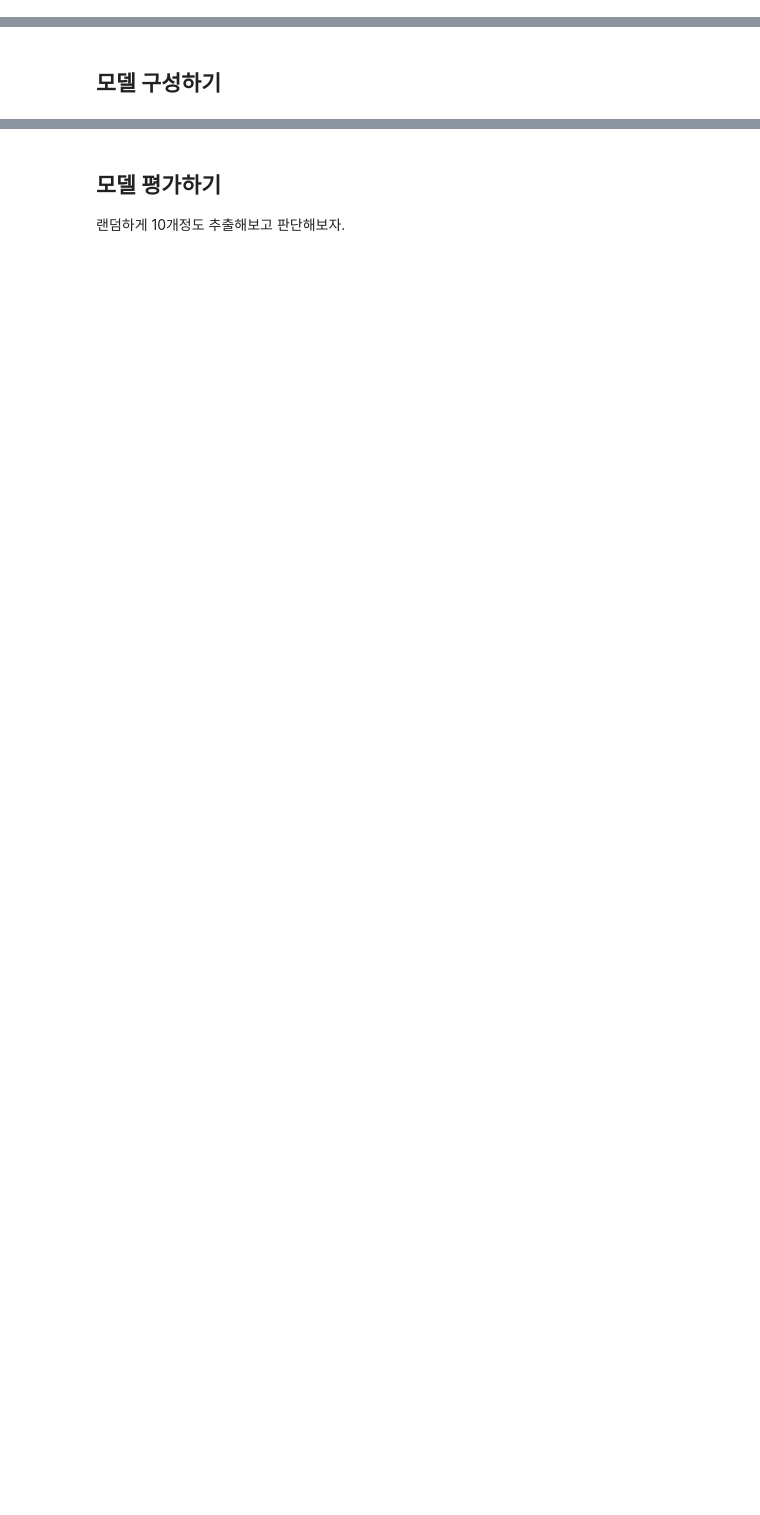
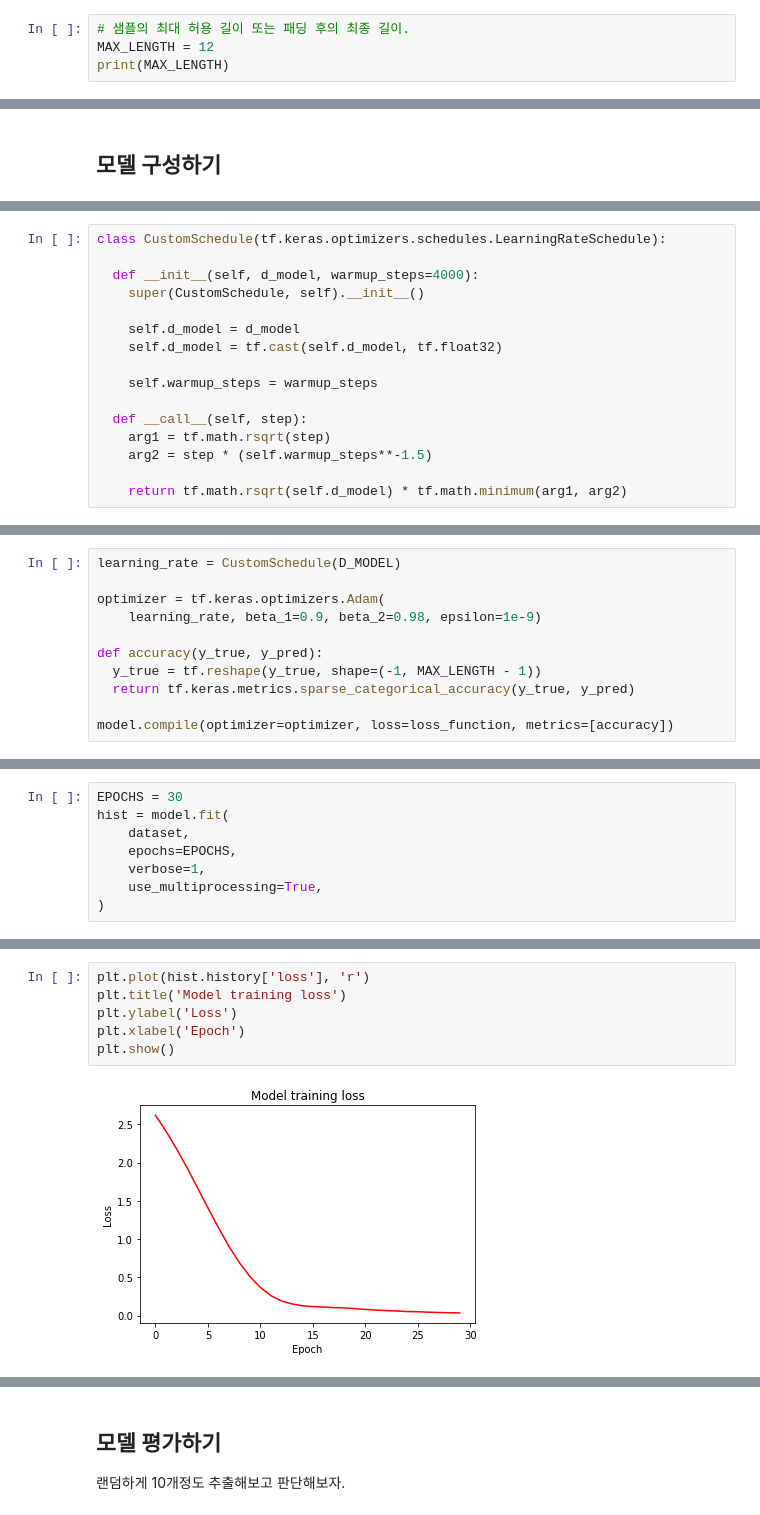
Before and after one commit to bluecandle/2020_AIFFEL, a Jupyter notebook: daily_notes/exploration_codes/e21_code/E21.ipynb, the cells around one changed output, grey strips where cells are left out. Saved outputs shown, nothing was run; the diff lists cells and outputs as text; blank space fills up the shorter version.

```diff
--- a/daily_notes/exploration_codes/e21_code/E21.ipynb
+++ b/daily_notes/exploration_codes/e21_code/E21.ipynb
@@ -12,0 +185,4 @@
+# %%
+# 샘플의 최대 허용 길이 또는 패딩 후의 최종 길이.
+MAX_LENGTH = 12
+print(MAX_LENGTH)
@@ -14,0 +615,16 @@
+# %%
+class CustomSchedule(tf.keras.optimizers.schedules.LearningRateSchedule):
+
+  def __init__(self, d_model, warmup_steps=4000):
+    super(CustomSchedule, self).__init__()
+
+    self.d_model = d_model
+    self.d_model = tf.cast(self.d_model, tf.float32)
+
+    self.warmup_steps = warmup_steps
+
+  def __call__(self, step):
+    arg1 = tf.math.rsqrt(step)
+    arg2 = step * (self.warmup_steps**-1.5)
+
+    return tf.math.rsqrt(self.d_model) * tf.math.minimum(arg1, arg2)
@@ -14,0 +633,11 @@
+# %%
+learning_rate = CustomSchedule(D_MODEL)
+
+optimizer = tf.keras.optimizers.Adam(
+    learning_rate, beta_1=0.9, beta_2=0.98, epsilon=1e-9)
+
+def accuracy(y_true, y_pred):
+  y_true = tf.reshape(y_true, shape=(-1, MAX_LENGTH - 1))
+  return tf.keras.metrics.sparse_categorical_accuracy(y_true, y_pred)
+
+model.compile(optimizer=optimizer, loss=loss_function, metrics=[accuracy])
@@ -14,0 +646,8 @@
+# %%
+EPOCHS = 30
+hist = model.fit(
+    dataset,
+    epochs=EPOCHS,
+    verbose=1,
+    use_multiprocessing=True,
+)
@@ -14,0 +672,8 @@
+# %%
+plt.plot(hist.history['loss'], 'r')
+plt.title('Model training loss')
+plt.ylabel('Loss')
+plt.xlabel('Epoch')
+plt.show()
+# %% [output]
+[figure, added]
```
Also changed, not shown: parts of 56 cells of this notebook.
